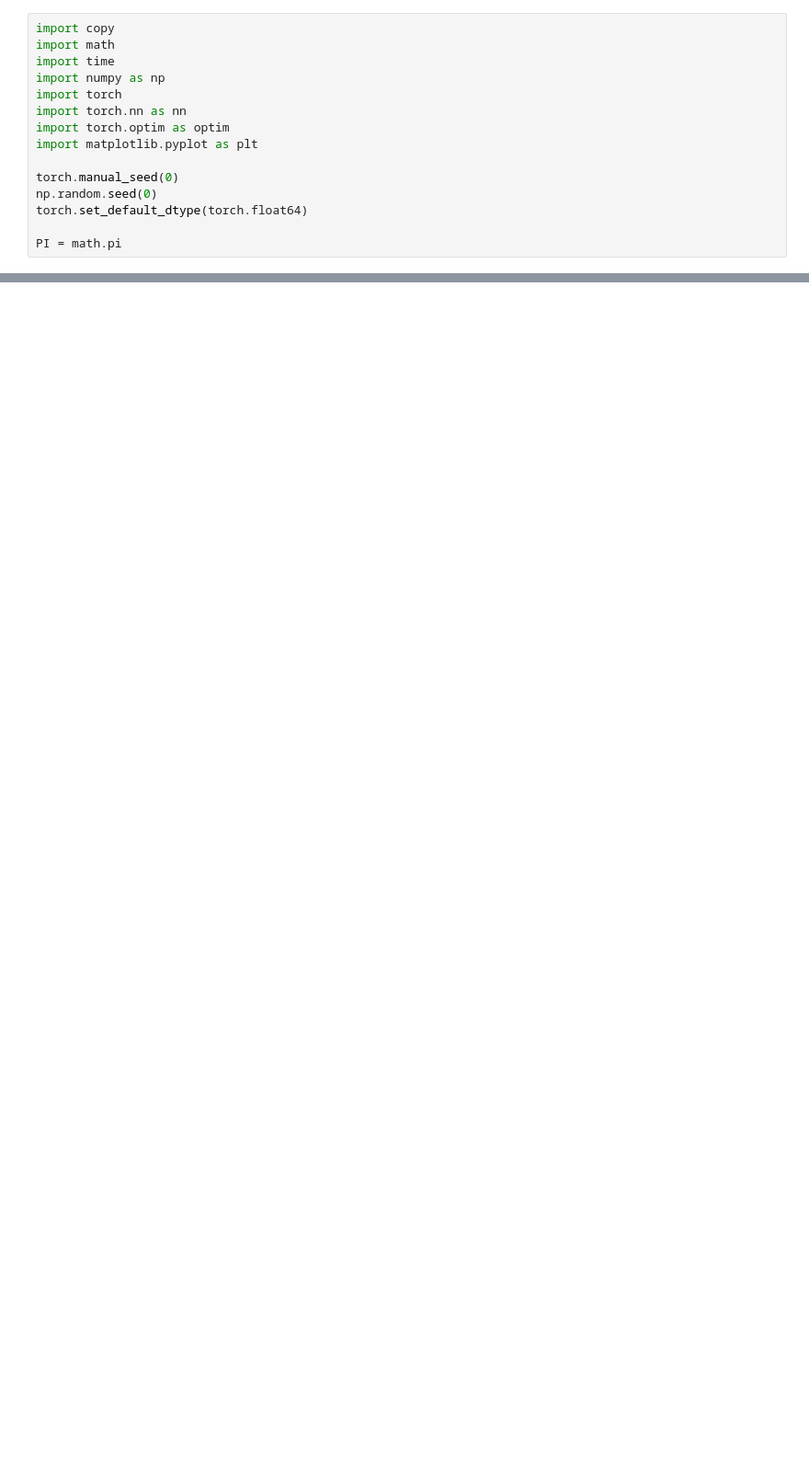
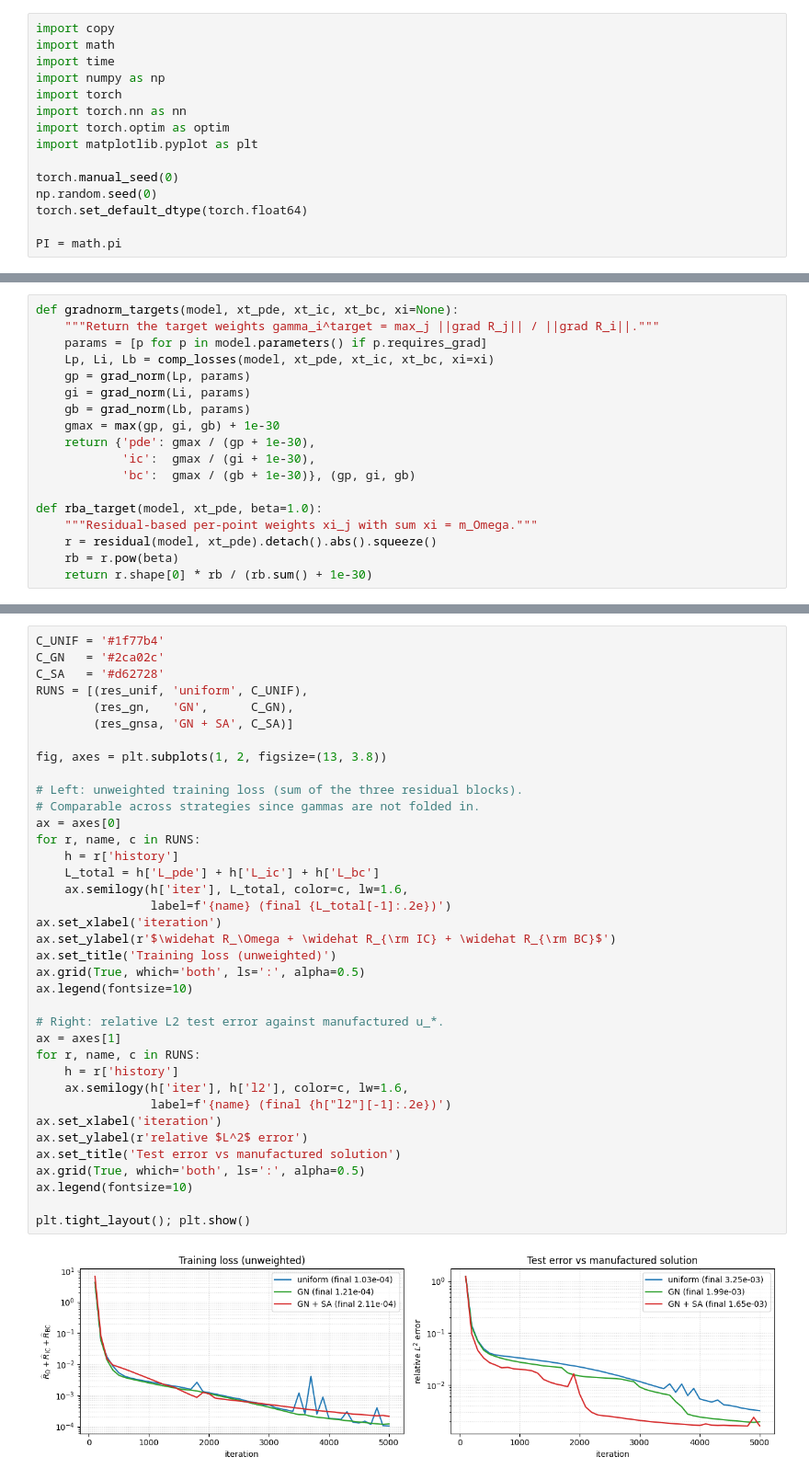
Before and after one commit to kopanicakova/intro_opt_SciML, a Jupyter notebook: notebooks/ex8.ipynb, the cells around one changed output, grey strips where cells are left out. Shown at 92% size. Cells and saved outputs as stored; diff of their text form; blank space fills up the shorter version.

```diff
--- a/notebooks/ex8.ipynb
+++ b/notebooks/ex8.ipynb
@@ -451,0 +142,18 @@ wrote ./ex8_collocation.csv  (119 rows)
+# %%
+def gradnorm_targets(model, xt_pde, xt_ic, xt_bc, xi=None):
+    """Return the target weights gamma_i^target = max_j ||grad R_j|| / ||grad R_i||."""
+    params = [p for p in model.parameters() if p.requires_grad]
+    Lp, Li, Lb = comp_losses(model, xt_pde, xt_ic, xt_bc, xi=xi)
+    gp = grad_norm(Lp, params)
+    gi = grad_norm(Li, params)
+    gb = grad_norm(Lb, params)
+    gmax = max(gp, gi, gb) + 1e-30
+    return {'pde': gmax / (gp + 1e-30),
+            'ic':  gmax / (gi + 1e-30),
+            'bc':  gmax / (gb + 1e-30)}, (gp, gi, gb)
+
+def rba_target(model, xt_pde, beta=1.0):
+    """Residual-based per-point weights xi_j with sum xi = m_Omega."""
+    r = residual(model, xt_pde).detach().abs().squeeze()
+    rb = r.pow(beta)
+    return r.shape[0] * rb / (rb.sum() + 1e-30)
@@ -451,0 +299,39 @@ wrote ./ex8_collocation.csv  (119 rows)
+# %%
+C_UNIF = '#1f77b4'
+C_GN   = '#2ca02c'
+C_SA   = '#d62728'
+RUNS = [(res_unif, 'uniform', C_UNIF),
+        (res_gn,   'GN',      C_GN),
+        (res_gnsa, 'GN + SA', C_SA)]
+
+fig, axes = plt.subplots(1, 2, figsize=(13, 3.8))
+
+# Left: unweighted training loss (sum of the three residual blocks).
+# Comparable across strategies since gammas are not folded in.
+ax = axes[0]
+for r, name, c in RUNS:
+    h = r['history']
+    L_total = h['L_pde'] + h['L_ic'] + h['L_bc']
+    ax.semilogy(h['iter'], L_total, color=c, lw=1.6,
+                label=f'{name} (final {L_total[-1]:.2e})')
+ax.set_xlabel('iteration')
+ax.set_ylabel(r'$\widehat R_\Omega + \widehat R_{\rm IC} + \widehat R_{\rm BC}$')
+ax.set_title('Training loss (unweighted)')
+ax.grid(True, which='both', ls=':', alpha=0.5)
+ax.legend(fontsize=10)
+
+# Right: relative L2 test error against manufactured u_*.
+ax = axes[1]
+for r, name, c in RUNS:
+    h = r['history']
+    ax.semilogy(h['iter'], h['l2'], color=c, lw=1.6,
+                label=f'{name} (final {h["l2"][-1]:.2e})')
+ax.set_xlabel('iteration')
+ax.set_ylabel(r'relative $L^2$ error')
+ax.set_title('Test error vs manufactured solution')
+ax.grid(True, which='both', ls=':', alpha=0.5)
+ax.legend(fontsize=10)
+
+plt.tight_layout(); plt.show()
+# %% [output]
+[figure, added]
```
Also changed, not shown: parts of 36 cells of this notebook, 4 other files.
